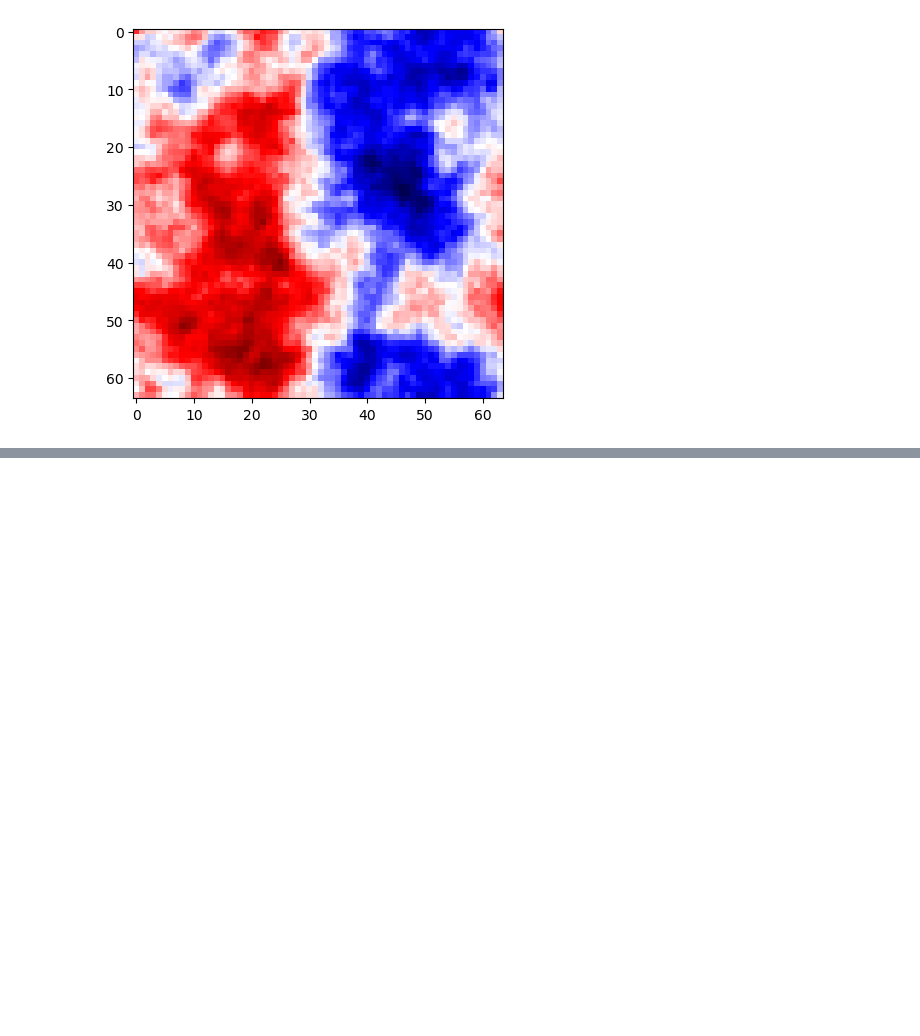
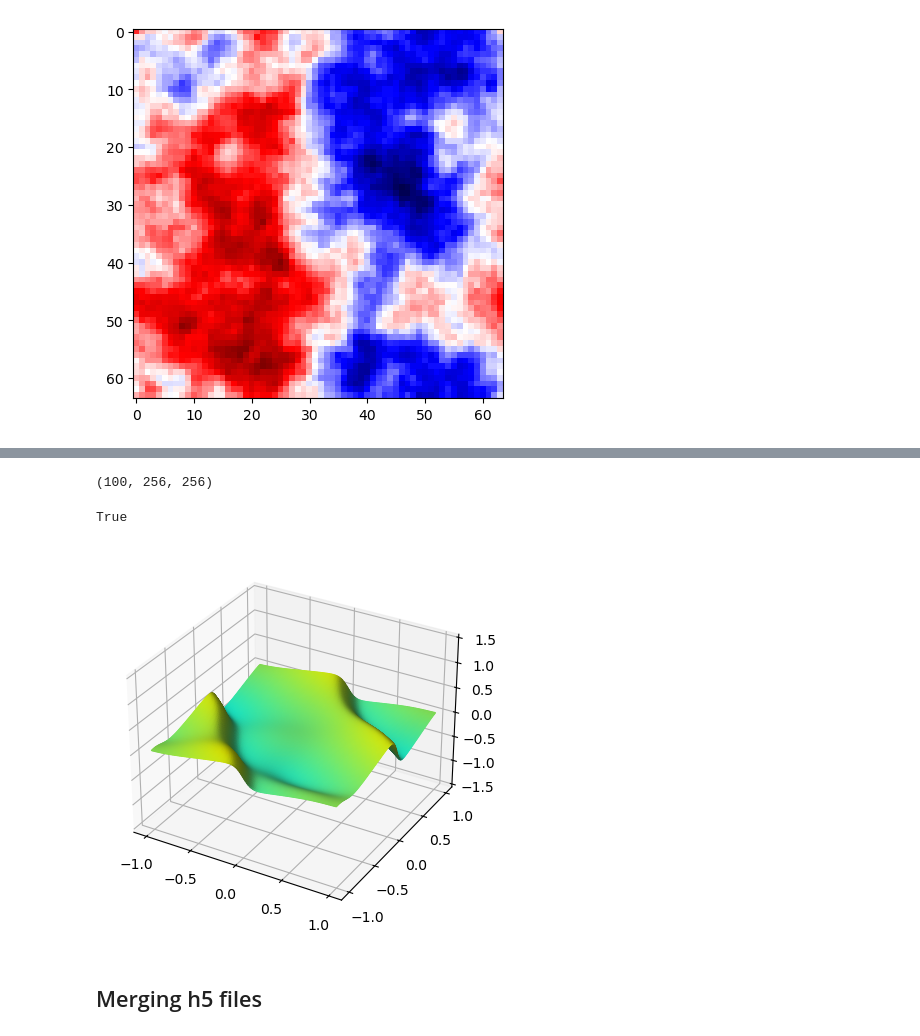
Before and after one commit to anthonyzhou-1/data_gen, a Jupyter notebook: visualize.ipynb, the cells around one changed output, grey strips where cells are left out. Drawn from its saved outputs; the diff is of its cells as text; code cells hidden in the pictures; blank space fills up the shorter version.

Commit message:
merging h5

```diff
--- a/visualize.ipynb
+++ b/visualize.ipynb
@@ -499,0 +517,23 @@ plt.imshow(field, cmap="seismic")
+# %%
+path = "./pde_data/2d_Burgers_1024ns_256nx_256ny_0.0075_0.015nu_0.5_1.0c.h5"
+f = h5py.File(path, 'r')
+u_data = f["Burgers_0.0075_0.9349_0.8131"]["u"]
+# %%
+u_data.shape
+# %% [output]
+(100, 256, 256)
+# %%
+u = f["Burgers_0.0075_0.9349_0.8131"]
+# %%
+import torch
+torch.allclose(torch.Tensor(u[:]), torch.Tensor(u_data[:]))
+# %% [output]
+True
+# %%
+from utils import vis_2d_plot
+grid = f["grid"]
+vis_2d_plot(u, grid, f"Burgers_0.0075_0.5334_0.6196", downsample=2)
+# %% [output]
+[figure, added]
+# %% [markdown]
+## Merging h5 files
```
Also changed, not shown: parts of 4 cells of this notebook, 4 other files.
